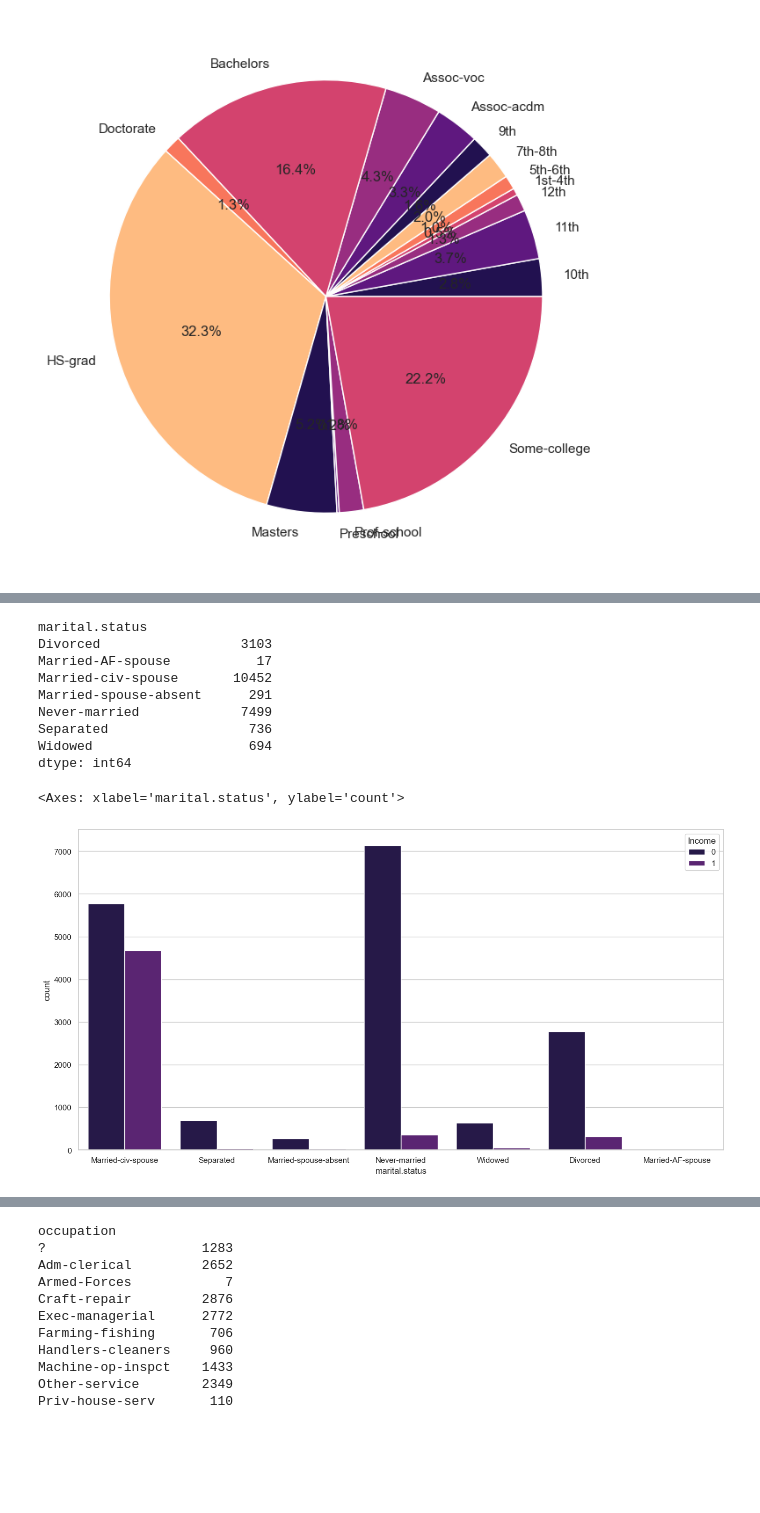
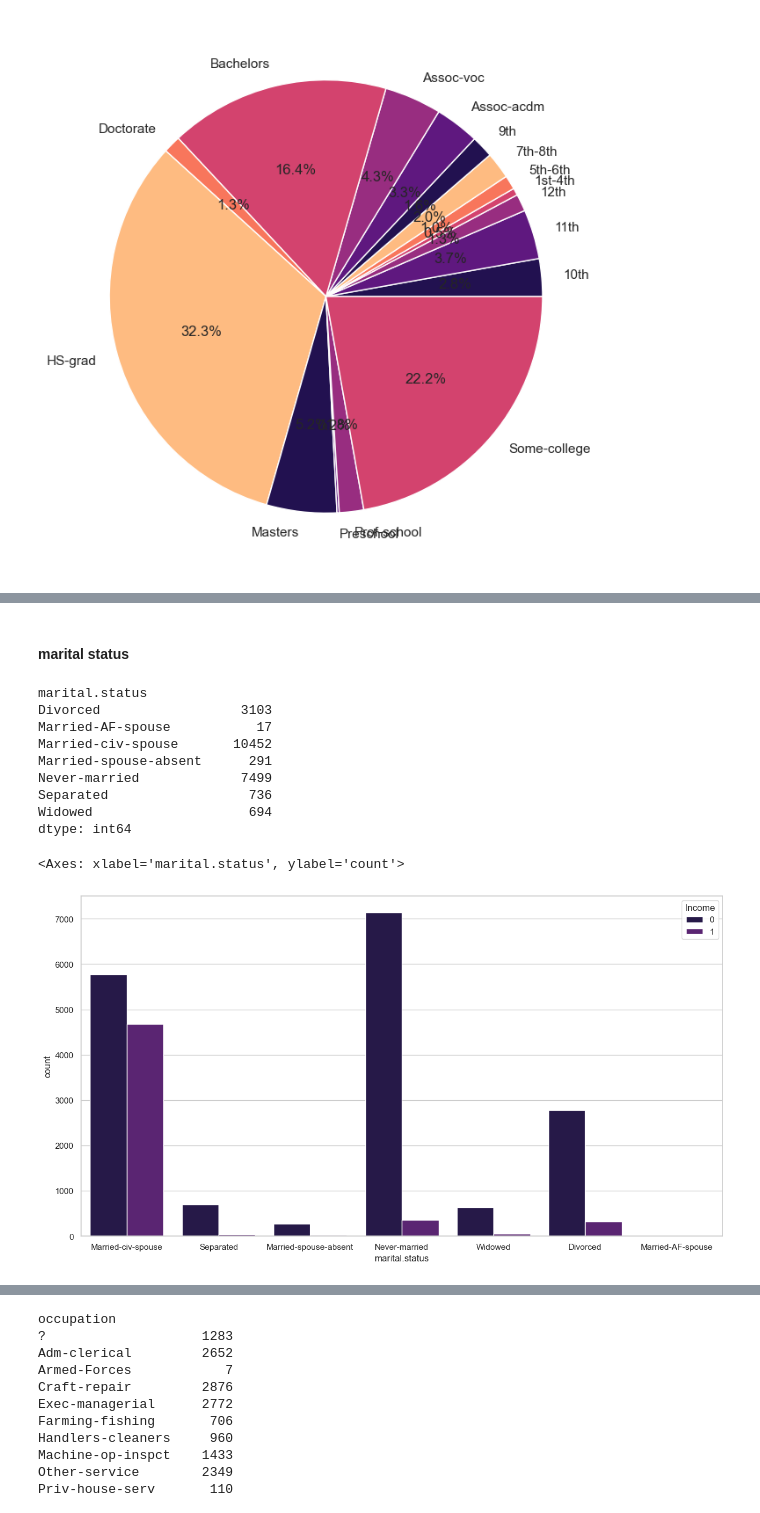
Before and after one commit to Laihb1106205841/CS311-AI-Peoject3-XGBoost, a Jupyter notebook: Visualization.ipynb, the cells around one changed output, grey strips where cells are left out. Drawn from its saved outputs; the diff is of its cells as text; code cells hidden in the pictures; blank space fills up the shorter version.

```diff
--- a/Visualization.ipynb
+++ b/Visualization.ipynb
@@ -306,17 +351,18 @@ sns.countplot(x='education.num', data=train_data, hue='Income')
+# %% [markdown]
+#### marital status
 # %%
-# marital status
 print(train_data.groupby('marital.status').size())
-plt.figure(figsize=(16, 8))
+plt.figure(figsize=(15, 8))
 sns.countplot(data=train_data, x='marital.status', hue='Income')
 # %% [output]
 marital.status
 Divorced                  3103
 Married-AF-spouse           17
 Married-civ-spouse       10452
 Married-spouse-absent      291
 Never-married             7499
 Separated                  736
 Widowed                    694
 dtype: int64
 <Axes: xlabel='marital.status', ylabel='count'>
-[figure, old version]
+[figure, new version]
```
Also changed, not shown: parts of 35 cells of this notebook, 5 other files.
